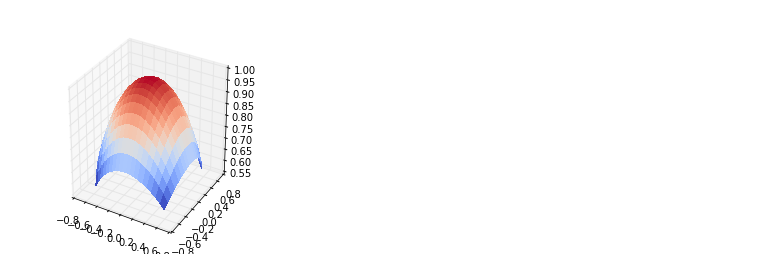
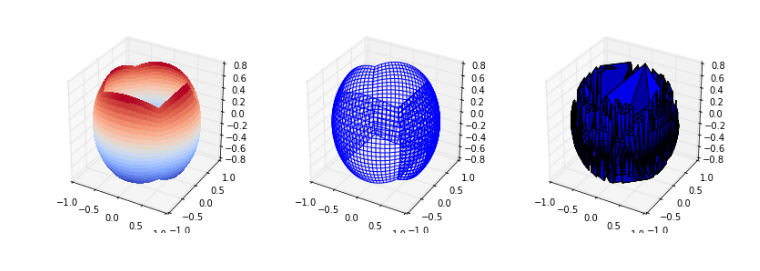
Before and after one commit to garethcmurphy/Distorting-a-Sphere-with-Matplotlib, a Jupyter notebook: distortspher3.ipynb, the cells around one changed output. Saved outputs shown, nothing was run; the diff lists cells and outputs as text; code cells hidden in the pictures.

Commit message:
4surf

```diff
--- a/distortspher3.ipynb
+++ b/distortspher3.ipynb
@@ -10,19 +10,89 @@ xv=np.linspace(-1,1,20)
 yv=xv
 zv=xv
 
-x, y = np.meshgrid(xv, yv)
-z = np.ones(x.shape)
+x, z = np.meshgrid(xv, zv)
+y = -np.ones(z.shape)
 
+xt=x* np.sqrt(  1 -0.5 *y**2 -0.5*z**2 + 0.3333* y**2 * z**2 )
+yt=y* np.sqrt(  1 -0.5 *z**2 -0.5*x**2 + 0.3333* z**2 * x**2 )
+zt=z* np.sqrt(  1 -0.5 *x**2 -0.5*y**2 + 0.3333* x**2 * y**2 )
+
+###
+
+
+y, z = np.meshgrid(yv, zv)
+x = np.ones(y.shape)
 
 xd=x* np.sqrt(  1 -0.5 *y**2 -0.5*z**2 + 0.3333* y**2 * z**2 )
 yd=y* np.sqrt(  1 -0.5 *z**2 -0.5*x**2 + 0.3333* z**2 * x**2 )
 zd=z* np.sqrt(  1 -0.5 *x**2 -0.5*y**2 + 0.3333* x**2 * y**2 )
 
 
-fig = plt.figure(figsize=plt.figaspect(0.5))
-ax = fig.add_subplot(1, 2, 1, projection='3d')
-surf = ax.plot_surface(xd, yd, zd, rstride=1, cstride=1, cmap=cm.coolwarm,
+xt=np.concatenate((xt, xd), axis=1)
+yt=np.concatenate((yt, yd), axis=1)
+zt=np.concatenate((zt, zd), axis=1)
+
+
+###
+
+
+y, z = np.meshgrid(yv, zv)
+x = np.ones(z.shape)
+
+xd=x* np.sqrt(  1 -0.5 *y**2 -0.5*z**2 + 0.3333* y**2 * z**2 )
+yd=y* np.sqrt(  1 -0.5 *z**2 -0.5*x**2 + 0.3333* z**2 * x**2 )
+zd=z* np.sqrt(  1 -0.5 *x**2 -0.5*y**2 + 0.3333* x**2 * y**2 )
+
+
+xt=np.concatenate((xt, xd), axis=1)
+yt=np.concatenate((yt, yd), axis=1)
+zt=np.concatenate((zt, zd), axis=1)
+
+####
+
+x, z = np.meshgrid(-xv, zv)
+y = np.ones(z.shape)
+
+xd=x* np.sqrt(  1 -0.5 *y**2 -0.5*z**2 + 0.3333* y**2 * z**2 )
+yd=y* np.sqrt(  1 -0.5 *z**2 -0.5*x**2 + 0.3333* z**2 * x**2 )
+zd=z* np.sqrt(  1 -0.5 *x**2 -0.5*y**2 + 0.3333* x**2 * y**2 )
+
+
+xt=np.concatenate((xt, xd), axis=1)
+yt=np.concatenate((yt, yd), axis=1)
+zt=np.concatenate((zt, zd), axis=1)
+
+
+###
+
+
+y, z = np.meshgrid(-yv, zv)
+x = -np.ones(z.shape)
+
+xd=x* np.sqrt(  1 -0.5 *y**2 -0.5*z**2 + 0.3333* y**2 * z**2 )
+yd=y* np.sqrt(  1 -0.5 *z**2 -0.5*x**2 + 0.3333* z**2 * x**2 )
+zd=z* np.sqrt(  1 -0.5 *x**2 -0.5*y**2 + 0.3333* x**2 * y**2 )
+
+
+xt=np.concatenate((xt, xd), axis=1)
+yt=np.concatenate((yt, yd), axis=1)
+zt=np.concatenate((zt, zd), axis=1)
+
+####
+
+x1=np.ravel(xt)
+y1=np.ravel(yt)
+z1=np.ravel(zt)
+
+fig = plt.figure(figsize=plt.figaspect(0.3))
+
+ax = fig.add_subplot(1, 3, 1, projection='3d')
+surf = ax.plot_surface(xt, yt, zt, rstride=1, cstride=1, cmap=cm.coolwarm,
                        linewidth=0, antialiased=False)
 
-plt.plot_trisurf(xd,yd,zd)
+ax = fig.add_subplot(1, 3, 2, projection='3d')
+ax.plot_wireframe(xt, yt, zt, rstride=1, cstride=1)
+
+ax = fig.add_subplot(1, 3, 3, projection='3d')
+ax.plot_trisurf(x1, y1, z1)
 # %% [output]
@@ -30 +100 @@ AttributeError: 'module' object has no attribute 'plot_trisurf'
-[figure, old version]
+[figure, new version]
```
Also changed, not shown: parts of 1 cell of this notebook.
